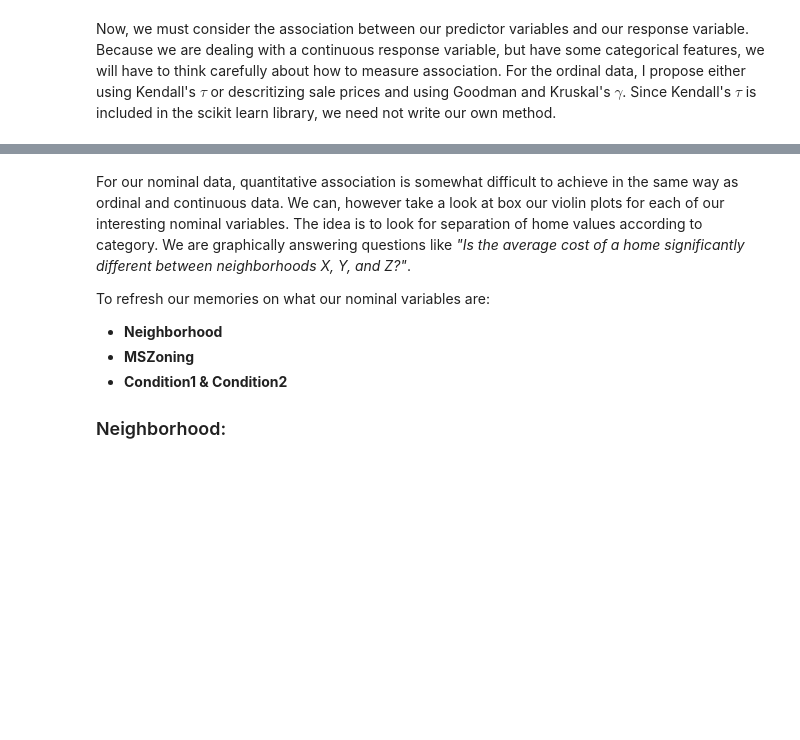
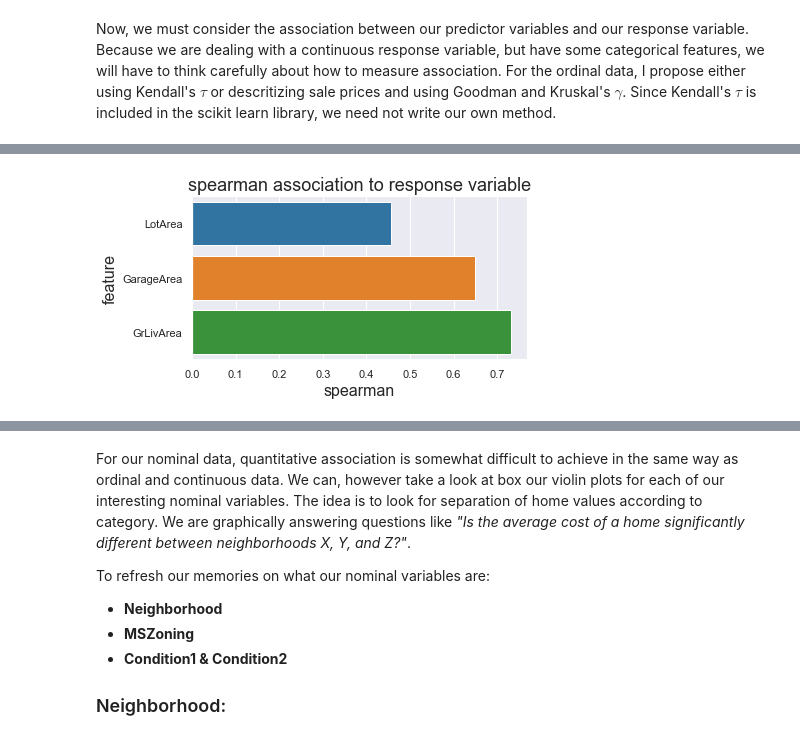
Before and after one commit to wcneill/kaggle, a Jupyter notebook: house prices/sales.ipynb, the cells around one changed output, grey strips where cells are left out. Saved outputs shown, nothing was run; the diff lists cells and outputs as text; code cells hidden in the pictures; blank space fills up the shorter version.

```diff
--- a/house prices/sales.ipynb
+++ b/house prices/sales.ipynb
@@ -172,0 +175,12 @@ sns.heatmap(train_df[exp_contin].corr(), annot=True, ax=axes[1])
+# %%
+def response_corr(df, features, response, corr_type):
+    cor = pd.DataFrame()
+    cor['feature'] = features
+    cor[corr_type] = [df[f].corr(df[response], corr_type) for f in features]
+    cor = cor.sort_values(corr_type)
+    plt.figure(figsize=(6, len(features)))
+    sns.barplot(data=cor, y='feature', x=corr_type, orient='h').set_title(f'{corr_type} association to response variable')
+# %%
+response_corr(train_df, exp_contin, 'SalePrice', 'spearman')
+# %% [output]
+[figure, added]
```
Also changed, not shown: parts of 10 cells of this notebook.
